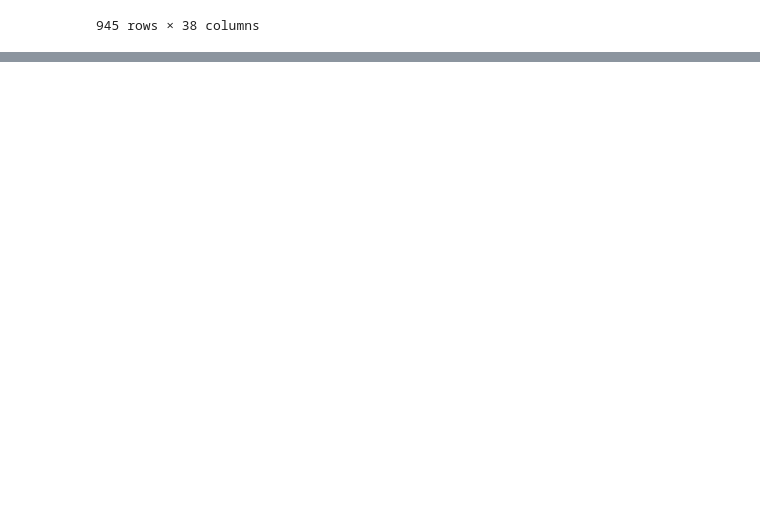
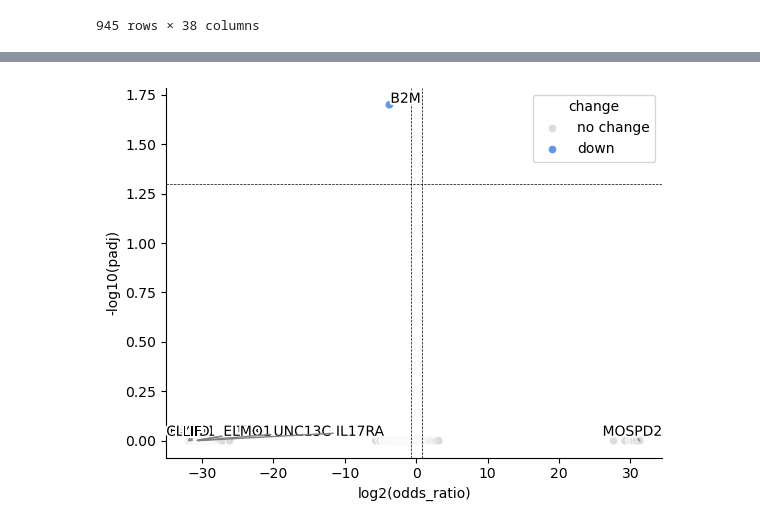
Before and after one commit to siebrenf/stamp, a Jupyter notebook: tutorial.ipynb, the cells around one changed output, grey strips where cells are left out. Drawn from its saved outputs; the diff is of its cells as text; code cells hidden in the pictures; blank space fills up the shorter version.

```diff
--- a/tutorial.ipynb
+++ b/tutorial.ipynb
@@ -478,0 +491,3 @@ df
+# %%
+# select a celltype to analyse
+cdata = adata[adata.obs["celltype_lvl1"] == "T_cells", :]
@@ -478,0 +505,3 @@ df
+# %%
+det_rate_df = st.pp.detection_rates(cdata, samples_column="sample")
+det_rate_df
@@ -478,0 +522,11 @@ df
+# %%
+results_df = st.tl.paired_binomial_glm(
+    det_rate_df,
+    cdata,
+    samples_column="sample",
+    test_condition="NaCl",
+    reference_condition="Medium",
+    condition_column="Treatment",
+    covariate_columns=["Timepoint"],
+)
+results_df
@@ -478,0 +547,5 @@ df
+# %%
+fig, ax = st.pl.paired_binomial_glm_volcano(results_df)
+plt.show()
+# %% [output]
+[figure, added]
```
Also changed, not shown: parts of 10 cells of this notebook.
